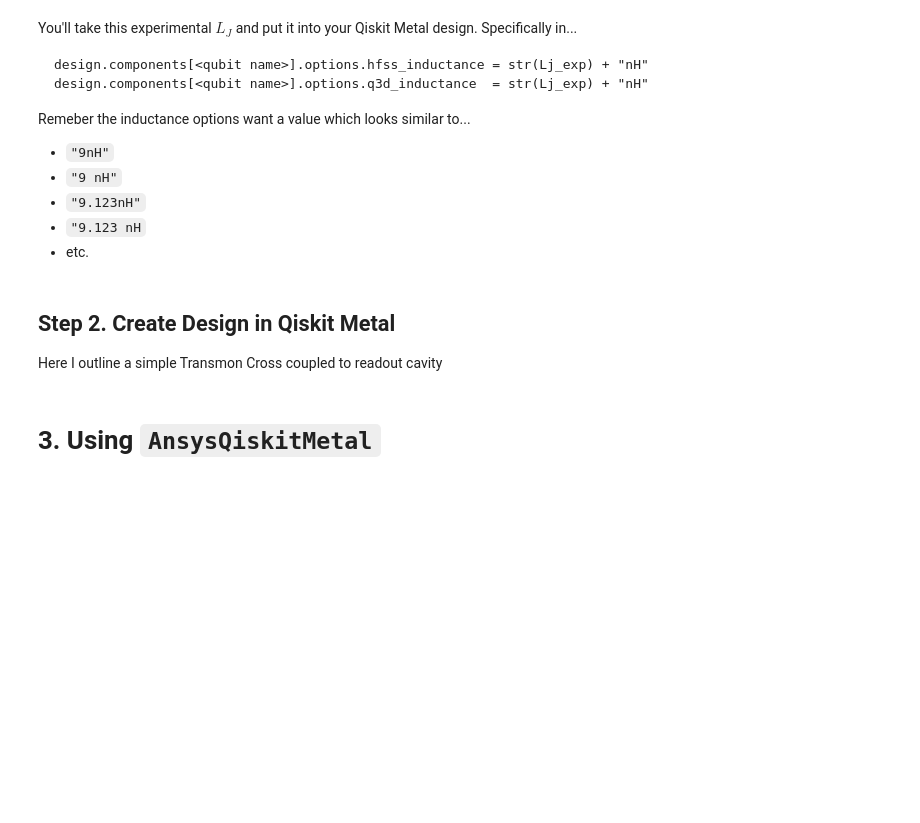
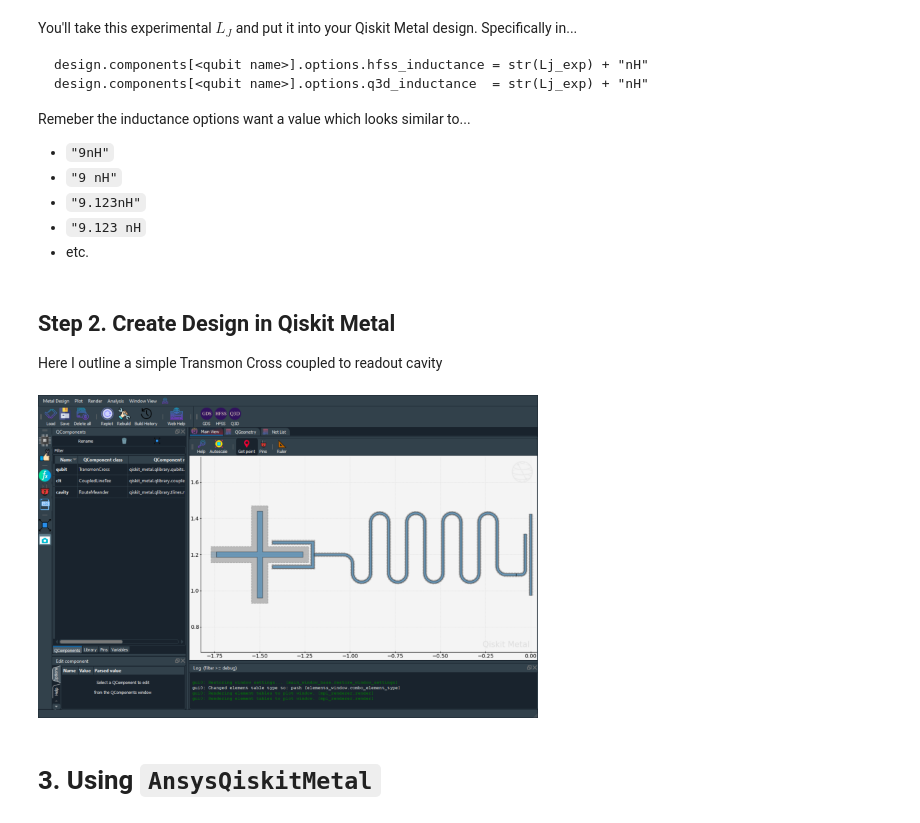
Before and after one commit to clarkmiyamoto/TransmonCavitySim, a Jupyter notebook: 1 Tutorial Qiskit Metal Base.ipynb, the cells around one changed output. Cells and saved outputs as stored; diff of their text form; code cells hidden in the pictures; blank space fills up the shorter version.

```diff
--- a/1 Tutorial Qiskit Metal Base.ipynb
+++ b/1 Tutorial Qiskit Metal Base.ipynb
@@ -80,2 +69,99 @@ feedline_name = ...
+# %%
+qubit_name = 'qubit'
+connection_pad_name = 'readout'
+cavity_name = 'cavity'
+feedline_name = 'clt'
+# %%
+%load_ext autoreload
+%autoreload 2
+from qiskit_metal import draw, Dict, designs, MetalGUI
+from qiskit_metal.toolbox_metal import math_and_overrides
+from qiskit_metal.qlibrary.core import QComponent
+import qiskit_metal as metal
+# ?metal.qlibrary.core.QComponent.add_qgeometry
+
+design = metal.designs.design_planar.DesignPlanar()
+gui = metal.MetalGUI(design)
+design.overwrite_enabled = True
+
+# dir(QComponent)
+cpw_width = '11.7um'
+
+design._chips.main.size.size_x = '5mm'
+design._chips.main.size.size_y = '5mm'
+from qiskit_metal.qlibrary.terminations.launchpad_wb import LaunchpadWirebond
+from qiskit_metal.qlibrary.terminations.short_to_ground import ShortToGround
+from qiskit_metal.qlibrary.tlines.straight_path import RouteStraight
+from qiskit_metal.qlibrary.tlines.anchored_path import RouteAnchors
+from qiskit_metal.qlibrary.tlines.mixed_path import RouteMixed
+from qiskit_metal.qlibrary.qubits.transmon_cross import TransmonCross
+from qiskit_metal.qlibrary.tlines.meandered import RouteMeander
+from qiskit_metal.qlibrary.terminations.open_to_ground import OpenToGround
+from qiskit_metal.qlibrary.couplers.coupled_line_tee import CoupledLineTee
+from qiskit_metal.qlibrary.couplers.cap_n_interdigital_tee import CapNInterdigitalTee
+from qiskit_metal.qlibrary.couplers.line_tee import LineTee
+
+from collections import OrderedDict
+
+import numpy as np
+xmon1_options = dict(
+    connection_pads={
+        connection_pad_name : dict(
+            connector_location = '90',
+            connector_type = '0',
+            claw_length = '215um',
+            ground_spacing = '10um',
+            claw_gap = '5.1um',
+            claw_width = '15um',
+            claw_cpw_length = 0
+        ),
+    },
+    cross_width = '30um',
+    cross_length = '240um',
+    cross_gap = '30um',
+    orientation = '-90',
+    pos_x = '-1500um',
+    pos_y = '1200um',
+    aedt_hfss_inductance = 10.60932E-9
+)
+
+# Create a new Transmon Cross object with name 'Q1'
+q1 = TransmonCross(design, qubit_name, options=xmon1_options)
+
+clt1_opts = Dict(prime_width = cpw_width,
+                prime_gap = '5.1um',
+                second_width = cpw_width,
+                second_gap = '5.1um',
+                coupling_space = '7.9um',
+                coupling_length = '225um',
+                open_termination = False,
+                orientation = '-90',
+                pos_y = '1200um',
+                down_length = '50um')
+
+clt1 = CoupledLineTee(design, feedline_name, clt1_opts)
+
+cpw_total_length = 5160 + 716 + 300 + 1881.18568
+cpw_total_length = str(cpw_total_length) + 'um'
+cpw1_opts = Dict(pin_inputs = Dict(start_pin = Dict(component = feedline_name,
+                                                    pin = 'second_end'),
+                                   end_pin = Dict(component = qubit_name,
+                                                  pin = connection_pad_name)),
+                lead = Dict(end_straight = '70um',
+                            # start_jogged_extension = jogsS),
+                ),
+                fillet = '49.9um',
+                total_length = '3900um',#'3893.8166um', # '6776um',
+                trace_width = cpw_width,
+                meander = Dict(spacing = '100um',
+                               asymmetry = '-150um'),
+                trace_gap = '5.1um',)
+cpw1 = RouteMeander(design, cavity_name, options = cpw1_opts)
+
+gui.rebuild()
+gui.zoom_on_components([qubit_name, cavity_name, feedline_name])
+gui.screenshot()
+# %% [output]
+[figure, added]
 # %% [markdown]
 # 3. Using `AnsysQiskitMetal`
```
Also changed, not shown: parts of 3 cells of this notebook, 5 other files.
